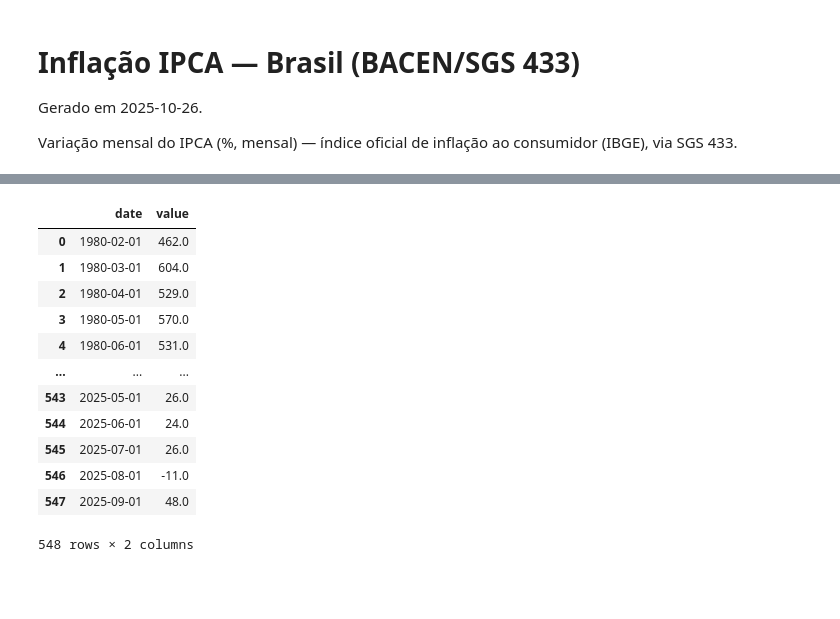
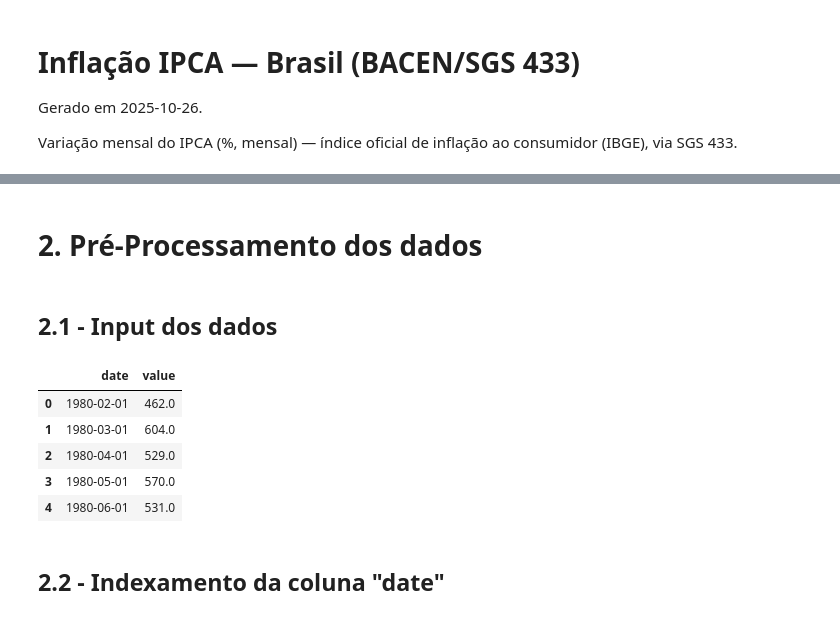
Before and after one commit to MariaPompiani/time_series_analysis_technique, a Jupyter notebook: time_series_analysis_inflation.ipynb, the cells around one changed output, grey strips where cells are left out. Saved outputs shown, nothing was run; the diff lists cells and outputs as text; code cells hidden in the pictures; blank space fills up the shorter version.

```diff
--- a/time_series_analysis_inflation.ipynb
+++ b/time_series_analysis_inflation.ipynb
@@ -13,17 +77,16 @@ import pandas as pd
+# %% [markdown]
+# **2. Pré-Processamento dos dados**
+# %% [markdown]
+## **2.1 - Input dos dados**
 # %%
-data = pd.read_csv('/content/03_Inflacao_BR.csv')
-data
+df = pd.read_csv('/content/03_Inflacao_BR.csv')
+df.head()
 # %% [output]
 |  | date | value |
 | 0 | 1980-02-01 | 462.0 |
 | 1 | 1980-03-01 | 604.0 |
 | 2 | 1980-04-01 | 529.0 |
 | 3 | 1980-05-01 | 570.0 |
 | 4 | 1980-06-01 | 531.0 |
-| ... | ... | ... |
-| 543 | 2025-05-01 | 26.0 |
-| 544 | 2025-06-01 | 24.0 |
-| 545 | 2025-07-01 | 26.0 |
-| 546 | 2025-08-01 | -11.0 |
-| 547 | 2025-09-01 | 48.0 |
-548 rows × 2 columns
+# %% [markdown]
+## **2.2 - Indexamento da coluna "date"**
```
Also changed, not shown: parts of 27 cells of this notebook.
